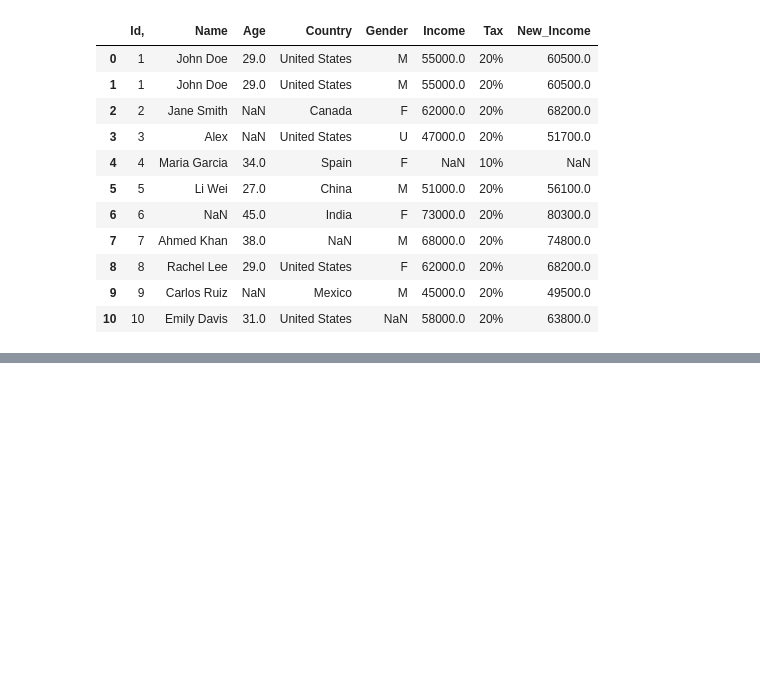
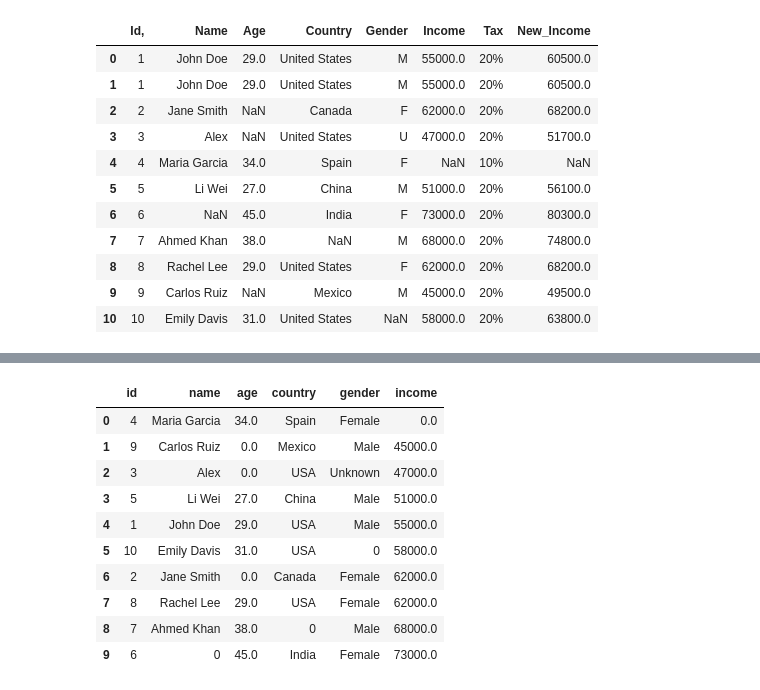
Before and after one commit to introvertadnan07/PrimeBatch, a Jupyter notebook: Day-8/Clean-Data.ipynb, the cells around one changed output, grey strips where cells are left out. Saved outputs shown, nothing was run; the diff lists cells and outputs as text; code cells hidden in the pictures; blank space fills up the shorter version.

```diff
--- a/Day-8/Clean-Data.ipynb
+++ b/Day-8/Clean-Data.ipynb
@@ -390,0 +421,25 @@ Index(['Id,', 'Name', 'Age', 'Country', 'Gender', 'Income', 'Tax',
+# %%
+df2 = df.copy()
+# %%
+df2 = df2.drop_duplicates()
+df2 = df2.fillna(0)
+
+df2 = df2.sort_values("income")
+
+df2 = df2.reset_index(drop=True)
+
+df2.to_csv("sorted_data.csv")
+# %%
+df2
+# %% [output]
+|  | id | name | age | country | gender | income |
+| 0 | 4 | Maria Garcia | 34.0 | Spain | Female | 0.0 |
+| 1 | 9 | Carlos Ruiz | 0.0 | Mexico | Male | 45000.0 |
+| 2 | 3 | Alex | 0.0 | USA | Unknown | 47000.0 |
+| 3 | 5 | Li Wei | 27.0 | China | Male | 51000.0 |
+| 4 | 1 | John Doe | 29.0 | USA | Male | 55000.0 |
+| 5 | 10 | Emily Davis | 31.0 | USA | 0 | 58000.0 |
+| 6 | 2 | Jane Smith | 0.0 | Canada | Female | 62000.0 |
+| 7 | 8 | Rachel Lee | 29.0 | USA | Female | 62000.0 |
+| 8 | 7 | Ahmed Khan | 38.0 | 0 | Male | 68000.0 |
+| 9 | 6 | 0 | 45.0 | India | Female | 73000.0 |
```
Also changed, not shown: parts of 7 cells of this notebook, 9 other files.
